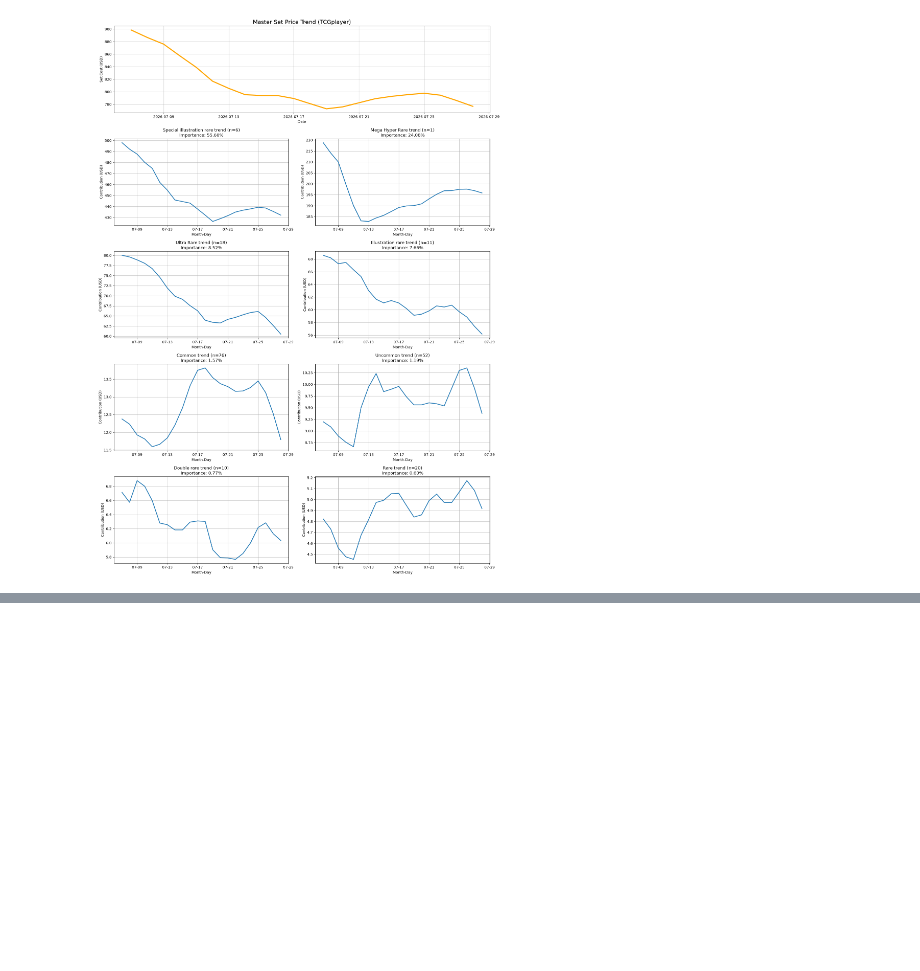
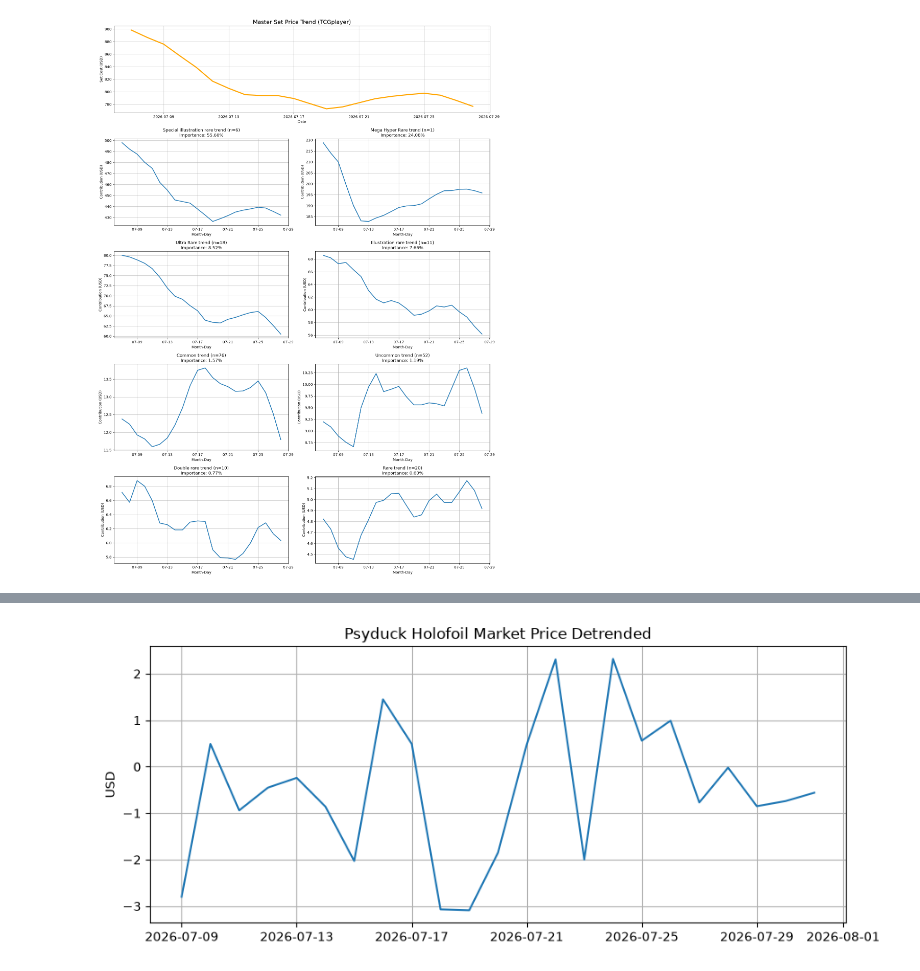
Before and after one commit to Snewski/Pokemon-TCG-Data, a Jupyter notebook: src/analysis.ipynb, the cells around one changed output, grey strips where cells are left out. Drawn from its saved outputs; the diff is of its cells as text; code cells hidden in the pictures; blank space fills up the shorter version.

```diff
--- a/src/analysis.ipynb
+++ b/src/analysis.ipynb
@@ -229,0 +308,2 @@ plot_set_and_rarity_trends("../data/chaos_rising_combined_clean.csv", source="tp
+# %%
+ts_diff = ts.diff().dropna()
@@ -229,0 +335,9 @@ plot_set_and_rarity_trends("../data/chaos_rising_combined_clean.csv", source="tp
+# %%
+plt.figure(figsize=(10,4))
+plt.plot(ts_diff.index, ts_diff.values)
+plt.title("Psyduck Holofoil Market Price Detrended")
+plt.ylabel("USD")
+plt.grid(True)
+plt.show()
+# %% [output]
+[figure, added]
```
Also changed, not shown: parts of 15 cells of this notebook, 17 other files.
